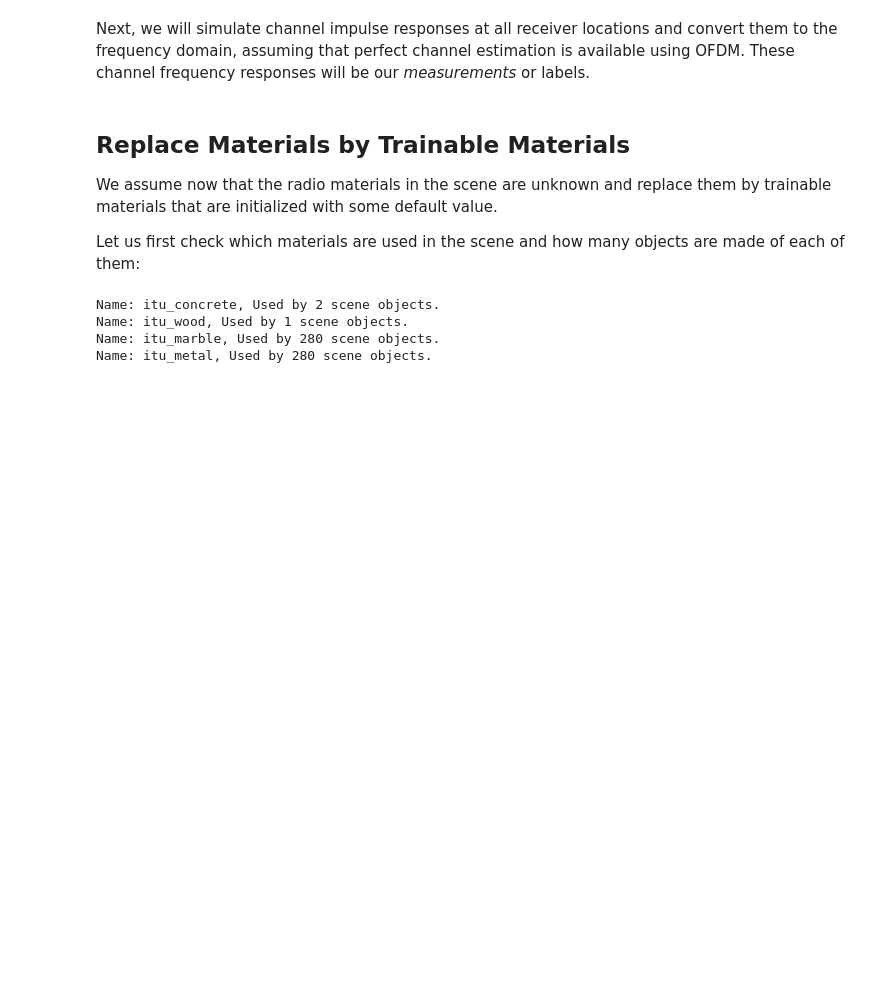
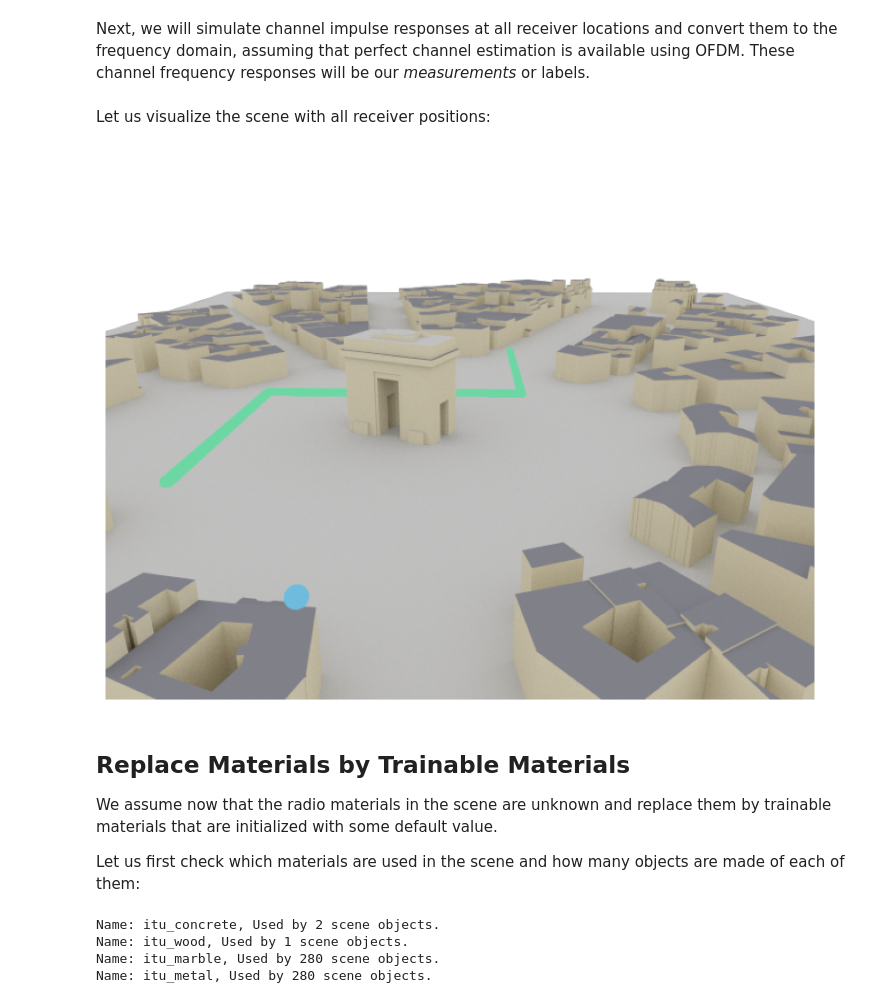
Before and after one commit to NVlabs/diff-rt, a Jupyter notebook: Learning_Materials.ipynb, the cells around one changed output. Drawn from its saved outputs; the diff is of its cells as text; code cells hidden in the pictures; blank space fills up the shorter version.

```diff
--- a/Learning_Materials.ipynb
+++ b/Learning_Materials.ipynb
@@ -116,3 +103,37 @@ scene.render_to_file("scene-cam-0", "mat.png", num_samples=4096, resolution=[700
+# %%
+# Receiver positions
+rx_pos = np.zeros([400, 3])
+for i in range(0,130,1):
+    rx_pos[i] = [-195+i, 125, 1.5]
+for i in range(130,280, 1):
+    rx_pos[i] = [-66, 125-i+129, 1.5]
+for i in range(280,400,1):
+    rx_pos[i] = [-66+i-280, -26, 1.5]
+
+# OFDM parameters
+num_subcarriers = 128
+subcarrier_spacing = 30e3
+frequencies = subcarrier_frequencies(num_subcarriers,
+                                     subcarrier_spacing)
+max_num_rx = 100
+scene = init_scene(rx_pos[:max_num_rx])
+
+h_freq = np.zeros([400, num_subcarriers], np.complex64)
+for i in range(int(400/max_num_rx)):
+    update_rx_pos(scene, rx_pos[max_num_rx*i:max_num_rx*(i+1)])
+    h_freq[max_num_rx*i:max_num_rx*(i+1)] = compute_h_freq(scene)
+# %% [markdown]
+Let us visualize the scene with all receiver positions:
+# %%
+# Preview the scene
+# The transmitter is indicated by a blue ball, the receivers by green balls
+scene = init_scene(rx_pos)
+scene.render("scene-cam-0", fov=60);
+
+# You can launch an interactive preview like this:
+#scene.preview()
+# %% [output]
+[figure, added]
 # %% [markdown]
 ## Replace Materials by Trainable Materials
 
```
Also changed, not shown: parts of 8 cells of this notebook, 1 other file.
